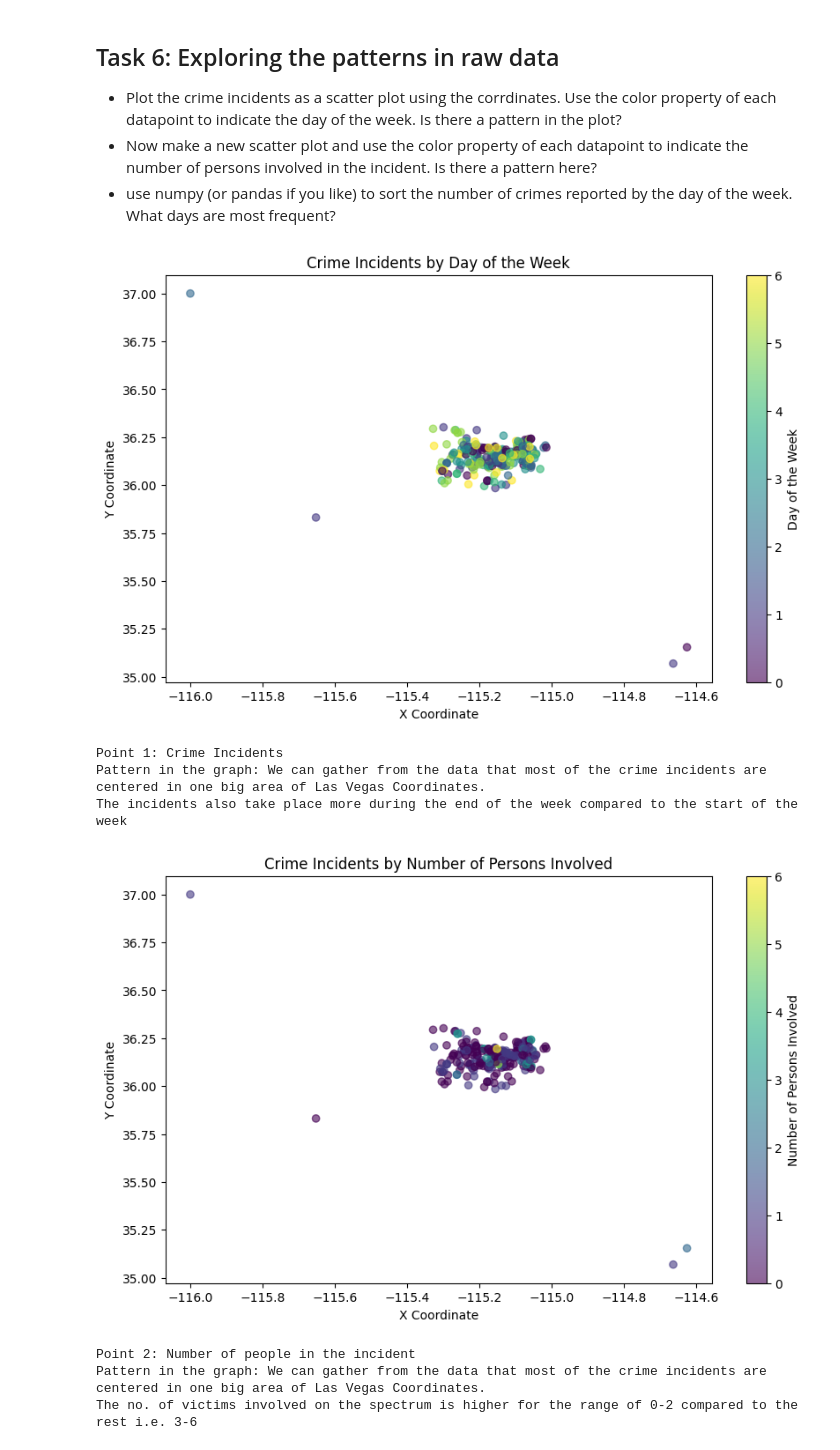
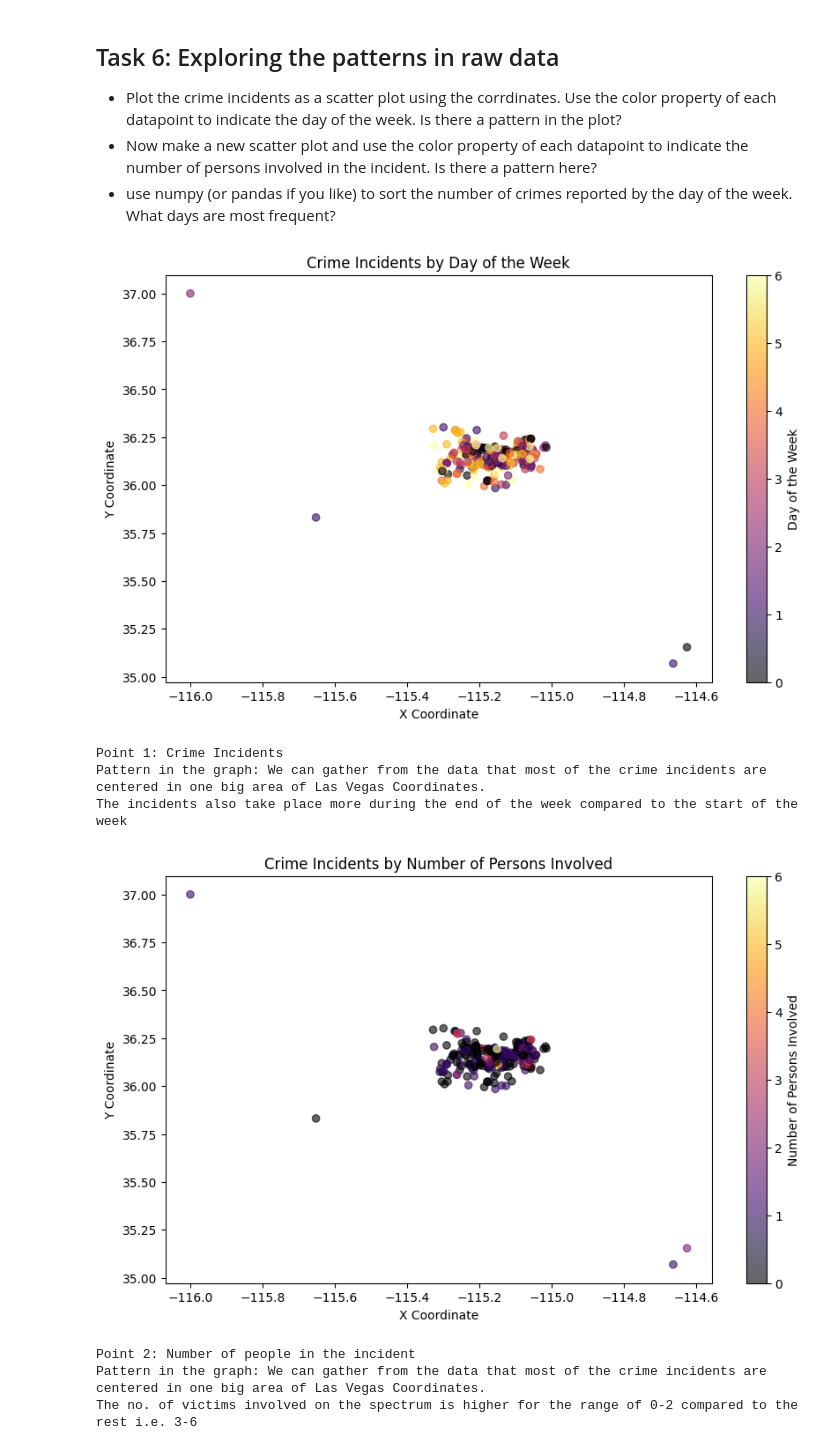
Before and after one commit to shivaniipatel/pattern-recognition, a Jupyter notebook: HW2/HW2.ipynb, the cells around one changed output. Saved outputs shown, nothing was run; the diff lists cells and outputs as text; code cells hidden in the pictures.

Commit message:
[UPDATE] graph visibility

```diff
--- a/HW2/HW2.ipynb
+++ b/HW2/HW2.ipynb
@@ -426,43 +426,43 @@ References:
 - use numpy (or pandas if you like) to sort the number of crimes reported by the day of the week. What days are most frequent?
 # %%
 plt.figure(figsize=(10, 6))
-scatter = plt.scatter(df['X'], df['Y'], c=df['DayOfWeek'], cmap='viridis', alpha=0.6)
+scatter = plt.scatter(df['X'], df['Y'], c=df['DayOfWeek'], cmap='inferno', alpha=0.6)
 plt.title('Crime Incidents by Day of the Week')
 plt.xlabel('X Coordinate')
 plt.ylabel('Y Coordinate')
 plt.colorbar(label='Day of the Week')
 plt.show()
 print("\nPoint 1: Crime Incidents")
 print("Pattern in the graph: We can gather from the data that most of the crime incidents are centered in one big area of Las Vegas Coordinates. \nThe incidents also take place more during the end of the week compared to the start of the week")
 
 plt.figure(figsize=(10, 6))
-scatter = plt.scatter(df['X'], df['Y'], c=df['VictimCount'], cmap='viridis', alpha=0.6)
+scatter = plt.scatter(df['X'], df['Y'], c=df['VictimCount'], cmap='inferno', alpha=0.6)
 plt.title('Crime Incidents by Number of Persons Involved')
 plt.xlabel('X Coordinate')
 plt.ylabel('Y Coordinate')
 plt.colorbar(label='Number of Persons Involved')
 plt.show()
 print("\nPoint 2: Number of people in the incident")
 print("Pattern in the graph: We can gather from the data that most of the crime incidents are centered in one big area of Las Vegas Coordinates. \nThe no. of victims involved on the spectrum is higher for the range of 0-2 compared to the rest i.e. 3-6")
 
 # 3. Crimes Reported by Day of the Week
 crimes_by_day = df['DayOfWeek'].value_counts().sort_index()
 day_names = orig_df['ReportedOn'].dt.day_name().unique()
 
 # Sorting day names according to their order in a week
 day_order = ["Monday", "Tuesday", "Wednesday", "Thursday", "Friday", "Saturday", "Sunday"]
 sorted_day_names = sorted(day_names, key=lambda x: day_order.index(x))
 
 # Display the sorted number of crimes reported by the day of the week
 crimes_by_day_sorted = crimes_by_day.sort_index(key=lambda x: x.map(dict(zip(range(7), day_order))))
 crimes_by_day_sorted.index = sorted_day_names
 crimes_by_day_sorted
 # %% [output]
-[figure, old version]
+[figure, new version]
 Point 1: Crime Incidents
 Pattern in the graph: We can gather from the data that most of the crime incidents are centered in one big area of Las Vegas Coordinates.
 The incidents also take place more during the end of the week compared to the start of the week
-[figure, old version]
+[figure, new version]
 Point 2: Number of people in the incident
 Pattern in the graph: We can gather from the data that most of the crime incidents are centered in one big area of Las Vegas Coordinates.
 The no. of victims involved on the spectrum is higher for the range of 0-2 compared to the rest i.e. 3-6
```
